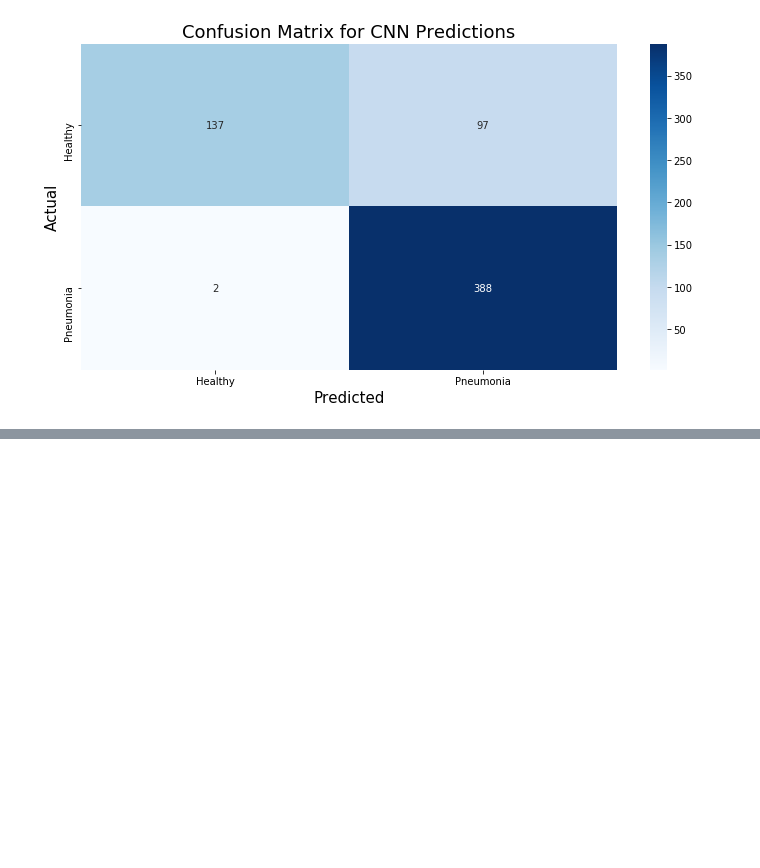
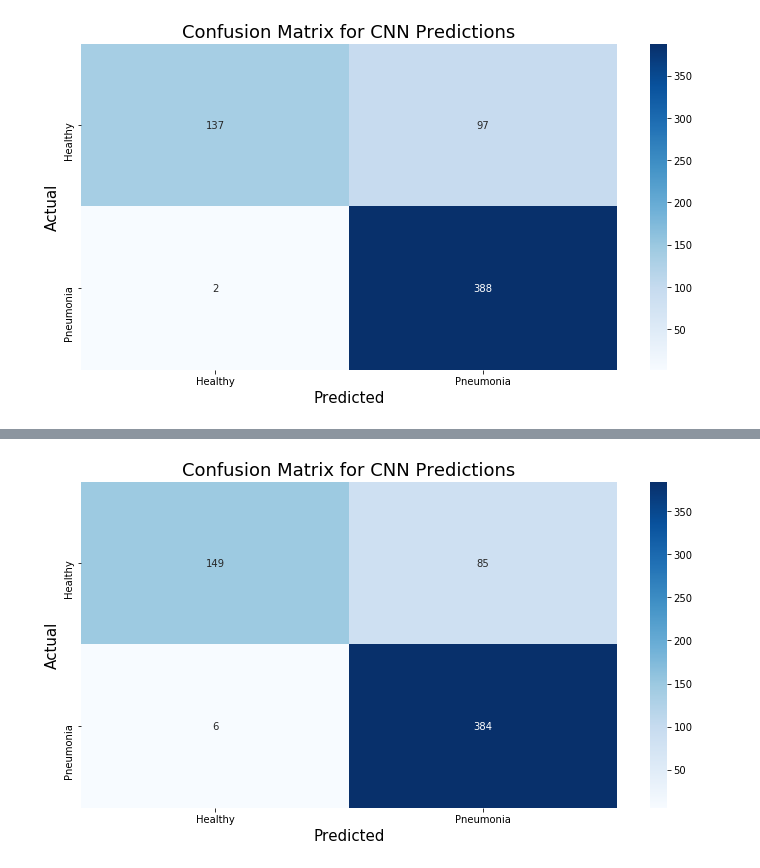
Before and after one commit to bagnine/Pnuemonia-image-classification, a Jupyter notebook: notebooks/EDA/NickEDA.ipynb, the cells around one changed output, grey strips where cells are left out. Drawn from its saved outputs; the diff is of its cells as text; code cells hidden in the pictures; blank space fills up the shorter version.

```diff
--- a/notebooks/EDA/NickEDA.ipynb
+++ b/notebooks/EDA/NickEDA.ipynb
@@ -806,0 +889,27 @@ graphs.plot_cmatrix(y_test, predictions)
+# %%
+for layer in mobile.layers:
+    layer.trainable = False
+
+callback = tf.keras.callbacks.EarlyStopping(monitor='loss', patience=3)
+
+# Flatten the output layer to 1 dimension
+a = layers.Flatten()(mobile.output)
+
+# Add a fully connected layer with 512 hidden units and ReLU activation
+a = layers.Dense(512, activation='relu')(a)
+
+# Add a dropout rate of 0.5
+a = layers.Dropout(0.5)(a)
+
+# Add a second fully connected layer with 256 hidden units and ReLU activation
+a = layers.Dense(256, activation='relu')(a)
+
+a = layers.Dropout(.3)(a)
+# Add a final sigmoid layer for classification
+a = layers.Dense(1, activation='sigmoid')(a)
+# %%
+mobilemodel = tf.keras.models.Model(mobile.input, a)
+
+mobilemodel.compile(optimizer = 'Adam', loss = 'binary_crossentropy',metrics = ['acc', 'Recall', 'AUC'])
+# %%
+mobilehist = mobilemodel.fit(X_train, y_train, validation_data = (X_val, y_val), epochs = 20, batch_size=25, class_weight=weights)
@@ -806,0 +938,6 @@ graphs.plot_cmatrix(y_test, predictions)
+# %%
+mobilepredictions = get_labels(mobilemodel, X_test, 0.5)
+# %%
+graphs.plot_cmatrix(y_test, mobilepredictions)
+# %% [output]
+[figure, added]
```
Also changed, not shown: parts of 13 cells of this notebook, 1 other file.
